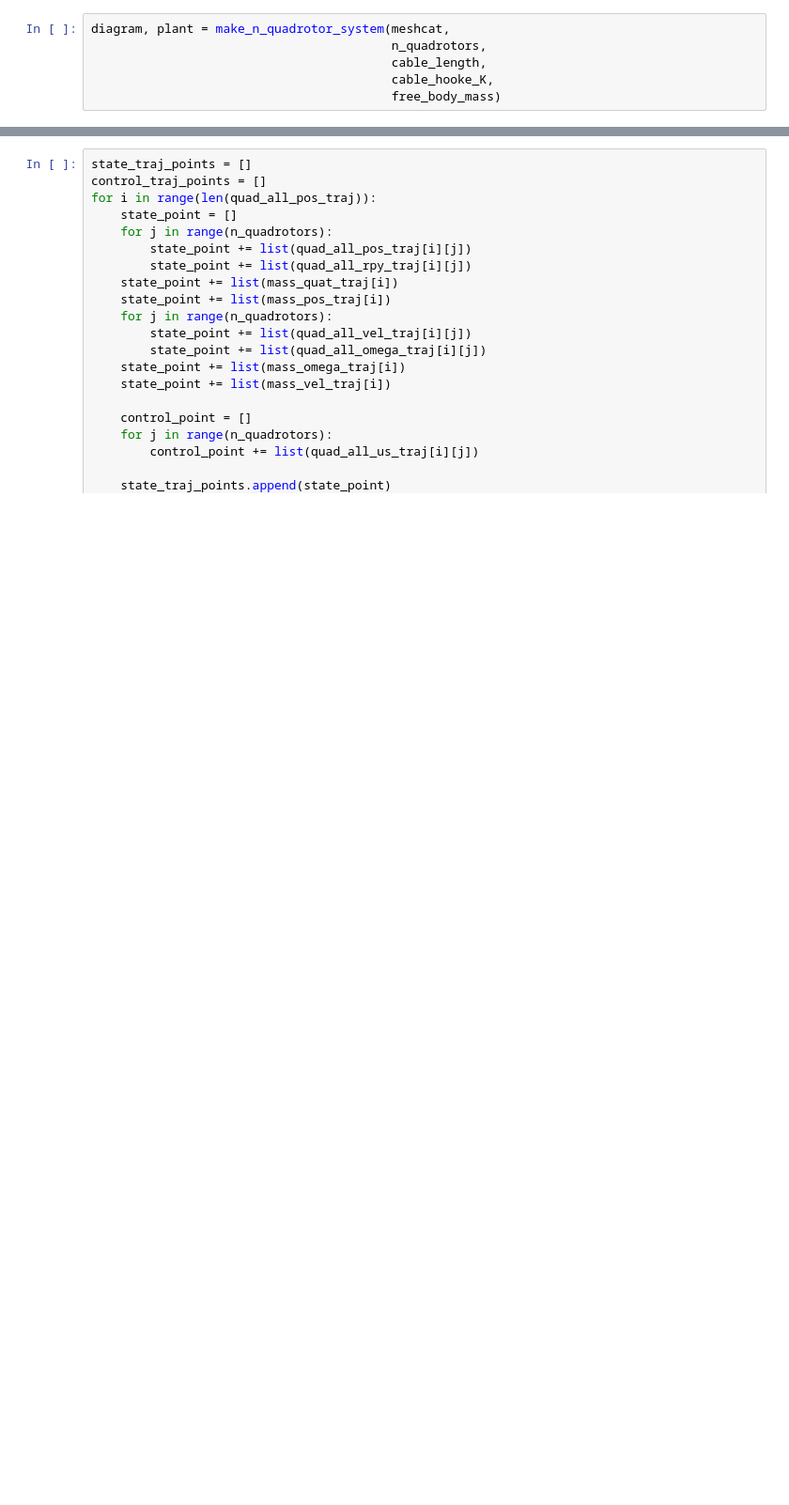
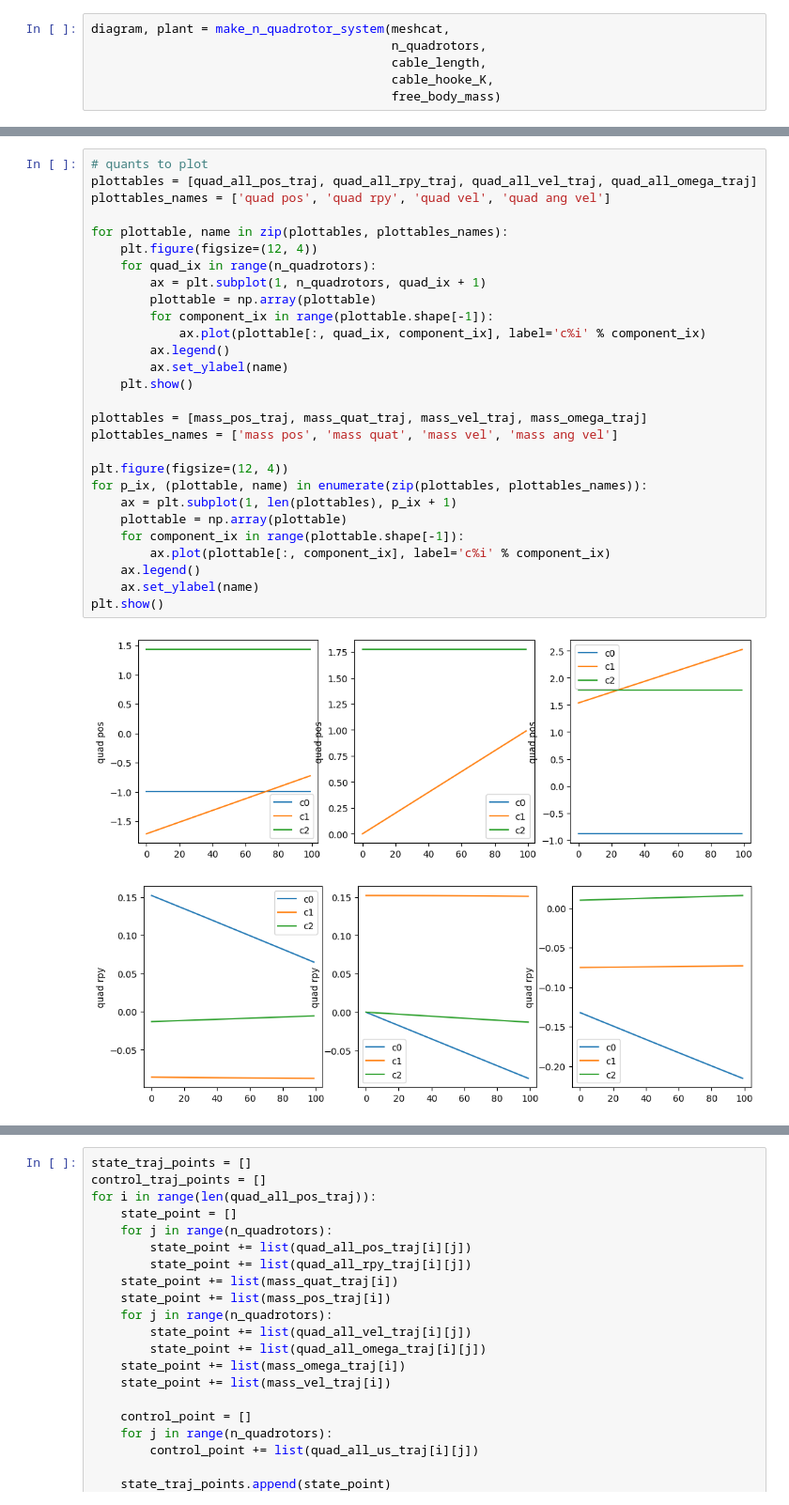
Before and after one commit to cohnt/6.8210-Final-Project-Lifting-Heavy-Objects-with-Teams-of-Quadrotors, a Jupyter notebook: notebooks/flatness_trajopt.ipynb, the cells around one changed output, grey strips where cells are left out. Shown at 94% size. Drawn from its saved outputs; the diff is of its cells as text; blank space fills up the shorter version.

Commit message:
add some plotting utilities to notebook to sanity check the trajectory

```diff
--- a/notebooks/flatness_trajopt.ipynb
+++ b/notebooks/flatness_trajopt.ipynb
@@ -54,0 +57,31 @@ quad_all_us_traj, mass_pos_traj, mass_vel_traj, mass_quat_traj, mass_omega_traj\
+# %%
+# quants to plot
+plottables = [quad_all_pos_traj, quad_all_rpy_traj, quad_all_vel_traj, quad_all_omega_traj]
+plottables_names = ['quad pos', 'quad rpy', 'quad vel', 'quad ang vel']
+
+for plottable, name in zip(plottables, plottables_names):
+    plt.figure(figsize=(12, 4))
+    for quad_ix in range(n_quadrotors):
+        ax = plt.subplot(1, n_quadrotors, quad_ix + 1)
+        plottable = np.array(plottable)
+        for component_ix in range(plottable.shape[-1]):
+            ax.plot(plottable[:, quad_ix, component_ix], label='c%i' % component_ix)
+        ax.legend()
+        ax.set_ylabel(name)
+    plt.show()
+
+plottables = [mass_pos_traj, mass_quat_traj, mass_vel_traj, mass_omega_traj]
+plottables_names = ['mass pos', 'mass quat', 'mass vel', 'mass ang vel']
+
+plt.figure(figsize=(12, 4))
+for p_ix, (plottable, name) in enumerate(zip(plottables, plottables_names)):
+    ax = plt.subplot(1, len(plottables), p_ix + 1)
+    plottable = np.array(plottable)
+    for component_ix in range(plottable.shape[-1]):
+        ax.plot(plottable[:, component_ix], label='c%i' % component_ix)
+    ax.legend()
+    ax.set_ylabel(name)
+plt.show()
+# %% [output]
+[figure, added]
+[figure, added]
```
Also changed, not shown: parts of 5 cells of this notebook.
